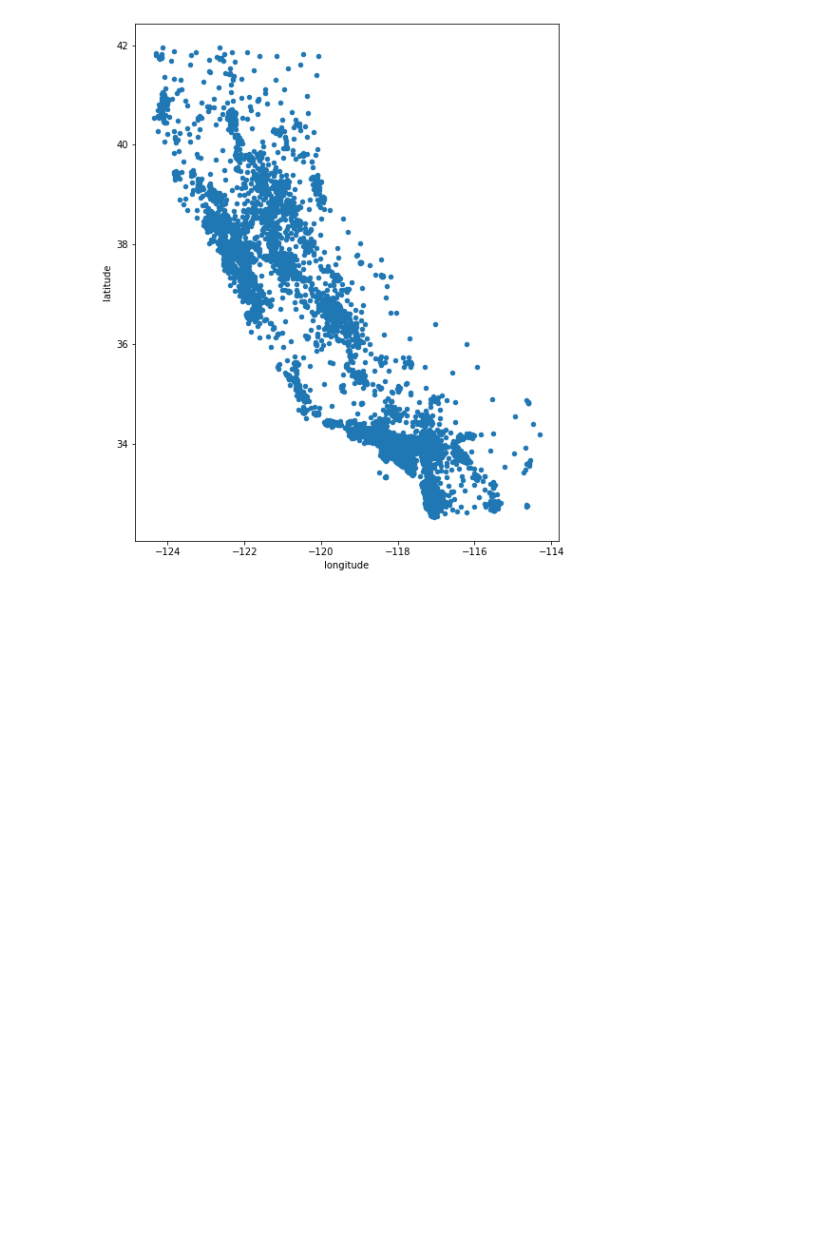
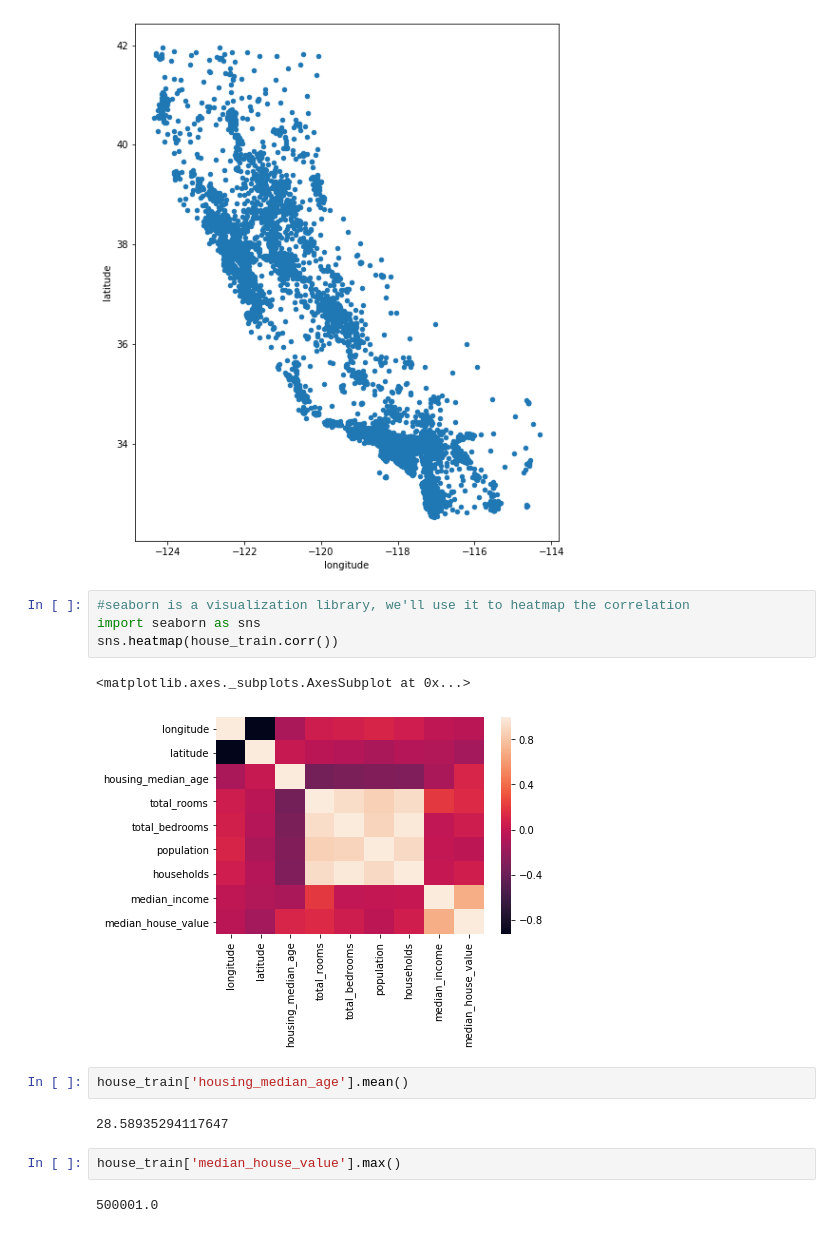
Before and after one commit to paulbruffett/python_class, a Jupyter notebook: A02_Data_Processing.ipynb, the cells around one changed output. Cells and saved outputs as stored; diff of their text form; blank space fills up the shorter version.

```diff
--- a/A02_Data_Processing.ipynb
+++ b/A02_Data_Processing.ipynb
@@ -127,6 +127,21 @@ house_train[['latitude','longitude']].plot(y='latitude',x='longitude', kind='sca
 # %% [output]
 <matplotlib.axes._subplots.AxesSubplot at 0x...>
 [figure]
+# %%
+#seaborn is a visualization library, we'll use it to heatmap the correlation
+import seaborn as sns
+sns.heatmap(house_train.corr())
+# %% [output]
+<matplotlib.axes._subplots.AxesSubplot at 0x...>
+[figure, added]
+# %%
+house_train['housing_median_age'].mean()
+# %% [output]
+28.58935294117647
+# %%
+house_train['median_house_value'].max()
+# %% [output]
+500001.0
 # %%
 import requests
 
```
Also changed, not shown: parts of 5 cells of this notebook.
